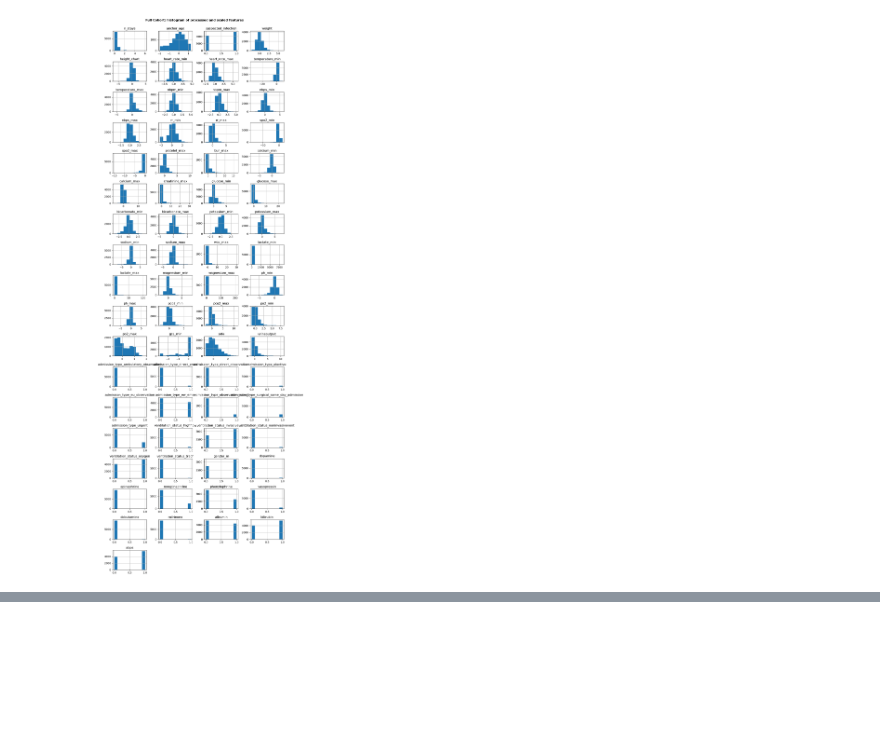
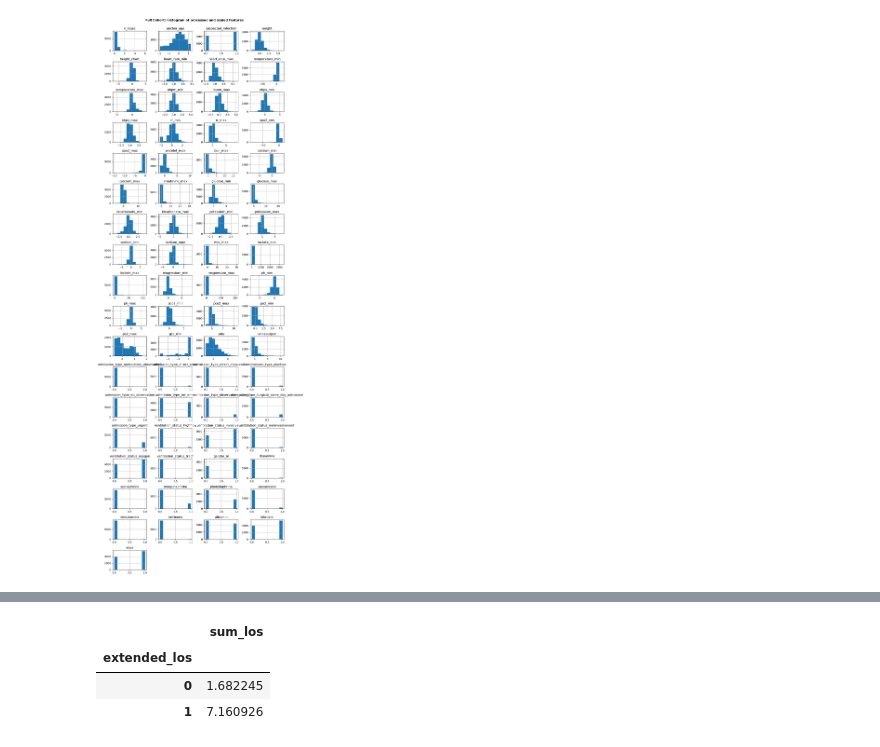
Before and after one commit to johnsonjzhou/comp90089-project, a Jupyter notebook: data_exploration/data_processing_v2_full_cohort.ipynb, the cells around one changed output, grey strips where cells are left out. Saved outputs shown, nothing was run; the diff lists cells and outputs as text; code cells hidden in the pictures; blank space fills up the shorter version.

```diff
--- a/data_exploration/data_processing_v2_full_cohort.ipynb
+++ b/data_exploration/data_processing_v2_full_cohort.ipynb
@@ -430,0 +431,7 @@ plot_cohort_statistics(
+# %%
+df_labels.groupby(["extended_los"]).median()
+# %% [output]
+|  | sum_los |
+| extended_los |  |
+| 0 | 1.682245 |
+| 1 | 7.160926 |
```
Also changed, not shown: parts of 3 cells of this notebook, 2 other files.
